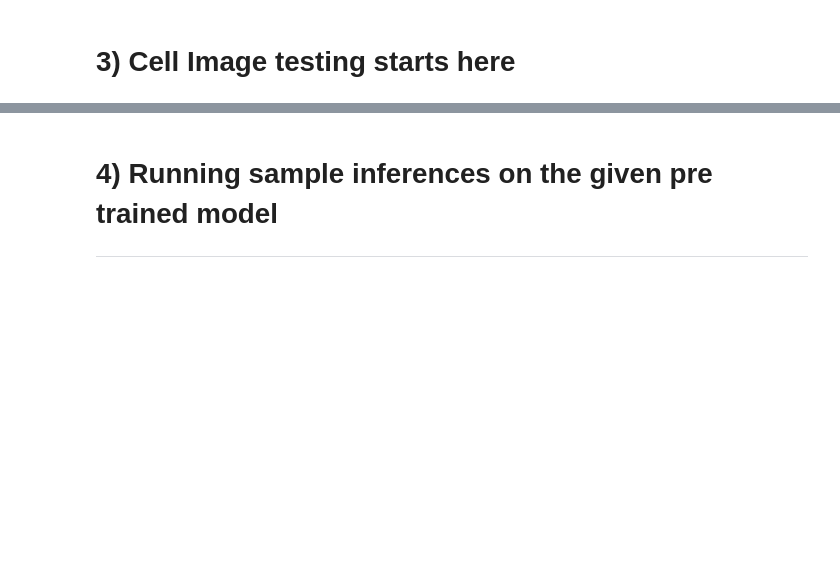
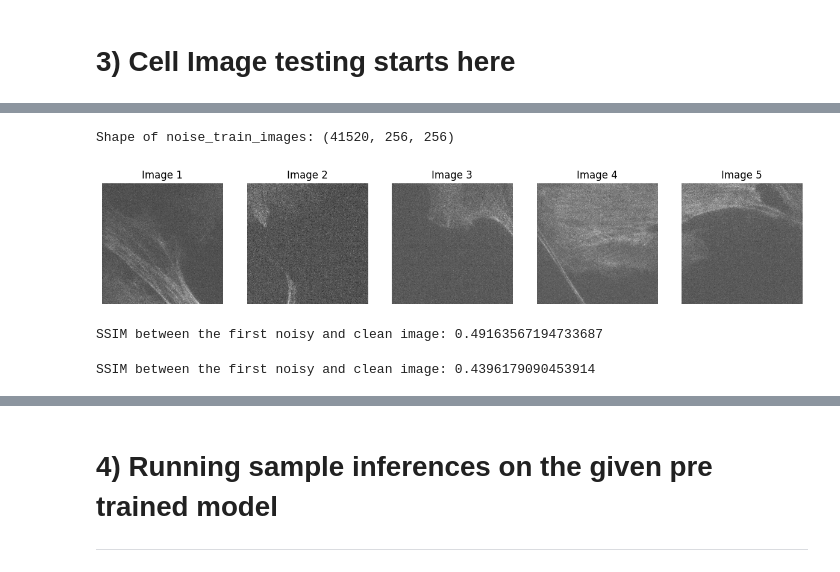
Before and after one commit to Kyan148369/ML, a Jupyter notebook: segmentation-and-denoising.ipynb, the cells around one changed output, grey strips where cells are left out. Drawn from its saved outputs; the diff is of its cells as text; code cells hidden in the pictures; blank space fills up the shorter version.

Commit message:
Kaggle Notebook | Segmentation and denoising | Test to confirm models SSIM and PSNR stats

```diff
--- a/segmentation-and-denoising.ipynb
+++ b/segmentation-and-denoising.ipynb
@@ -266,3 +273,20 @@ AttributeError: module 'matplotlib' has no attribute 'subplots'
+# %%
+noise_train_images = np.load('/kaggle/input/denoising-data/noise_train.npy')
+
+
+print("Shape of noise_train_images:", noise_train_images.shape)
+
+
+# Visualize the first few images
+fig, axes = plt.subplots(1, 5, figsize=(15, 5))
+for i, ax in enumerate(axes):
+    ax.imshow(noise_train_images[i], cmap='gray')
+    ax.set_title(f"Image {i+1}")
+    ax.axis('off')
+plt.show()
+# %% [output]
+Shape of noise_train_images: (41520, 256, 256)
+[figure, added]
 # %%
 noisy_image = noise_train_images[0]
 clean_image = clean_train_images[0]
@@ -277,6 +301,8 @@ def compare_images(image1, image2, target_shape):
 target_shape = (256, 256)  # Assuming your images are 256x256 pixels
 ssim_value = compare_images(noisy_image, clean_image, target_shape)
 print("SSIM between the first noisy and clean image:", ssim_value)
+# %% [output]
+SSIM between the first noisy and clean image: 0.49163567194733687
 # %%
 noisy_test_image = noise_test_images[0]
 clean_test_image = clean_test_images[0]
@@ -291,6 +317,8 @@ def compare_images(image1, image2, target_shape):
 target_shape = (256, 256)  # Assuming your images are 256x256 pixels
 ssim_value = compare_images(noisy_test_image, clean_test_image, target_shape)
 print("SSIM between the first noisy and clean image:", ssim_value)
+# %% [output]
+SSIM between the first noisy and clean image: 0.4396179090453914
 # %%
 
 
```
Also changed, not shown: parts of 19 cells of this notebook.
